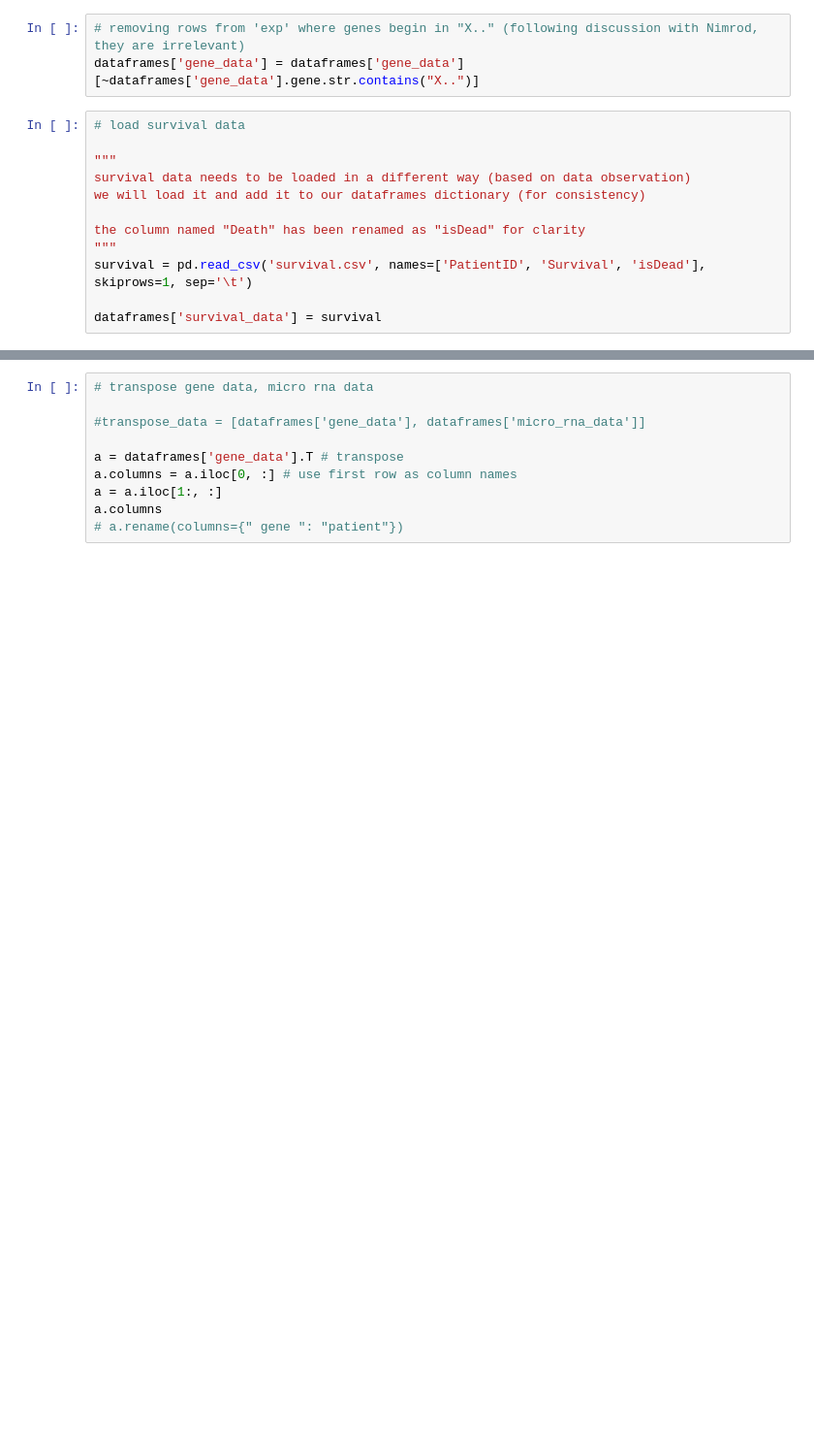
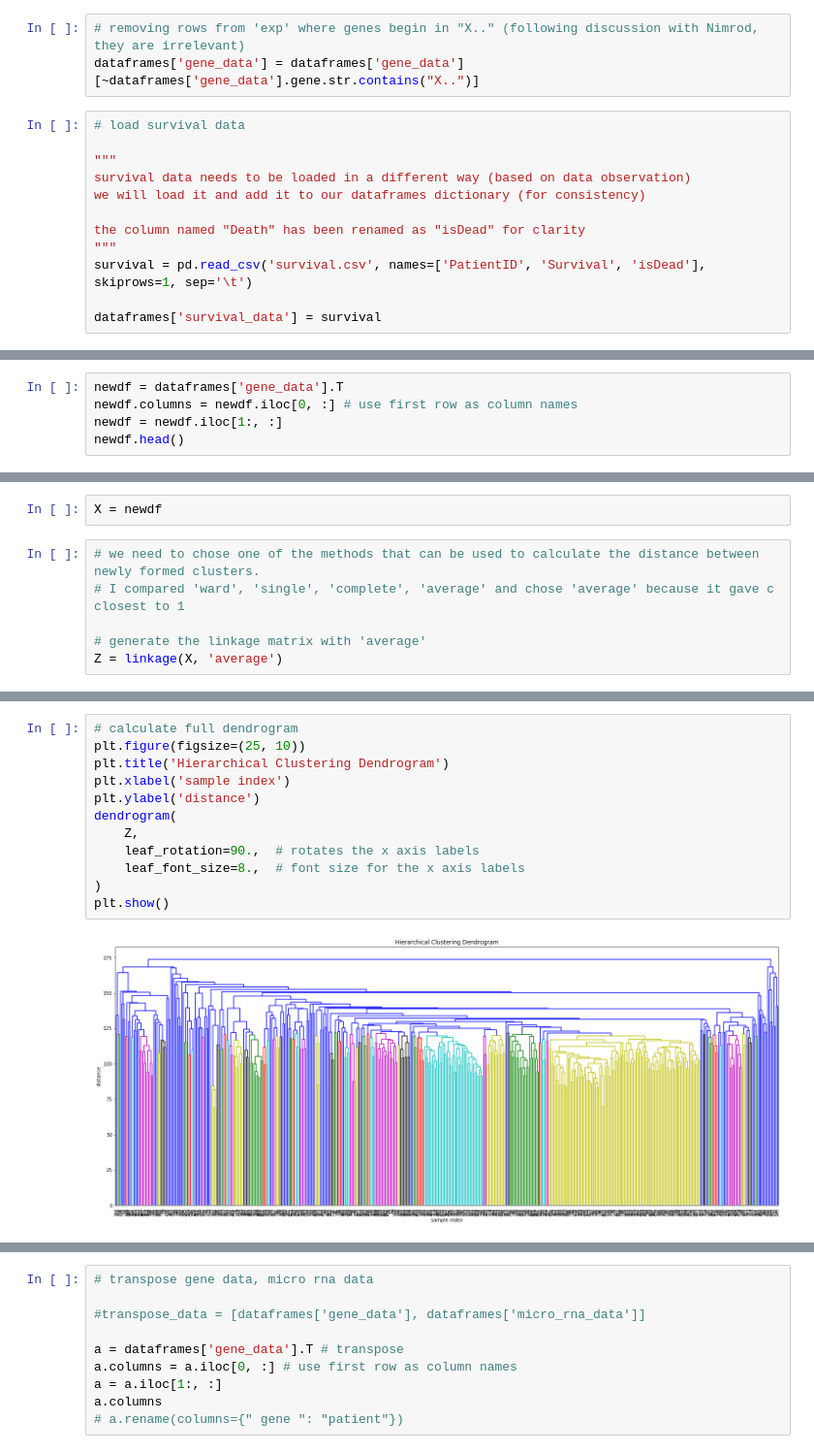
Before and after one commit to OfirKatz1/acgt_melanoma, a Jupyter notebook: DataExplorationSadna.ipynb, the cells around one changed output, grey strips where cells are left out. Shown at 97% size. Cells and saved outputs as stored; diff of their text form; blank space fills up the shorter version.

```diff
--- a/DataExplorationSadna.ipynb
+++ b/DataExplorationSadna.ipynb
@@ -114,0 +209,5 @@ dataframes['micro_rna_data'] = normalize_data(dataframes['micro_rna_data'], 'mic
+# %%
+newdf = dataframes['gene_data'].T
+newdf.columns = newdf.iloc[0, :] # use first row as column names
+newdf = newdf.iloc[1:, :]
+newdf.head()
@@ -114,0 +222,8 @@ dataframes['micro_rna_data'] = normalize_data(dataframes['micro_rna_data'], 'mic
+# %%
+X = newdf
+# %%
+# we need to chose one of the methods that can be used to calculate the distance between newly formed clusters.
+# I compared 'ward', 'single', 'complete', 'average' and chose 'average' because it gave c closest to 1
+
+# generate the linkage matrix with 'average'
+Z = linkage(X, 'average')
@@ -114,0 +244,14 @@ dataframes['micro_rna_data'] = normalize_data(dataframes['micro_rna_data'], 'mic
+# %%
+# calculate full dendrogram
+plt.figure(figsize=(25, 10))
+plt.title('Hierarchical Clustering Dendrogram')
+plt.xlabel('sample index')
+plt.ylabel('distance')
+dendrogram(
+    Z,
+    leaf_rotation=90.,  # rotates the x axis labels
+    leaf_font_size=8.,  # font size for the x axis labels
+)
+plt.show()
+# %% [output]
+[figure, added]
```
Also changed, not shown: parts of 43 cells of this notebook.
